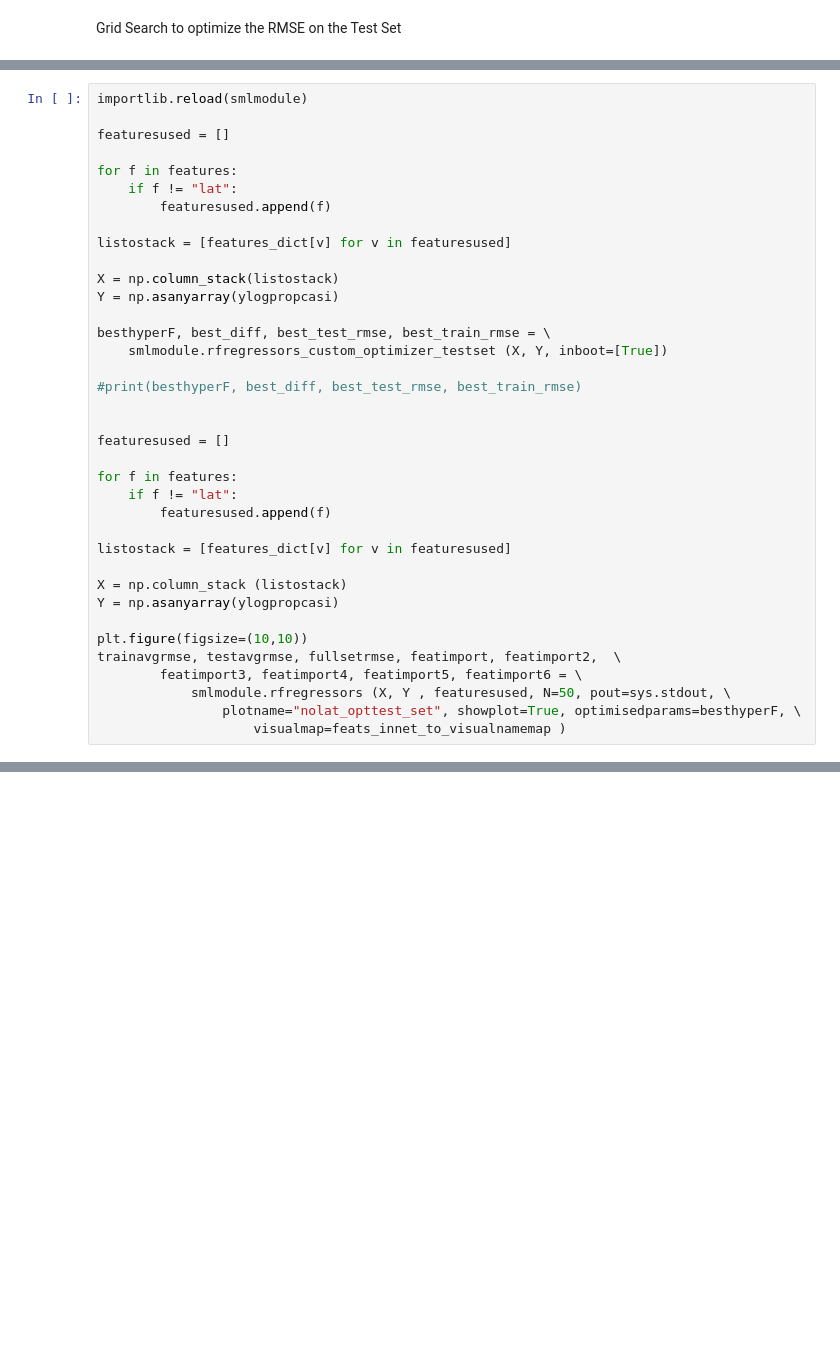
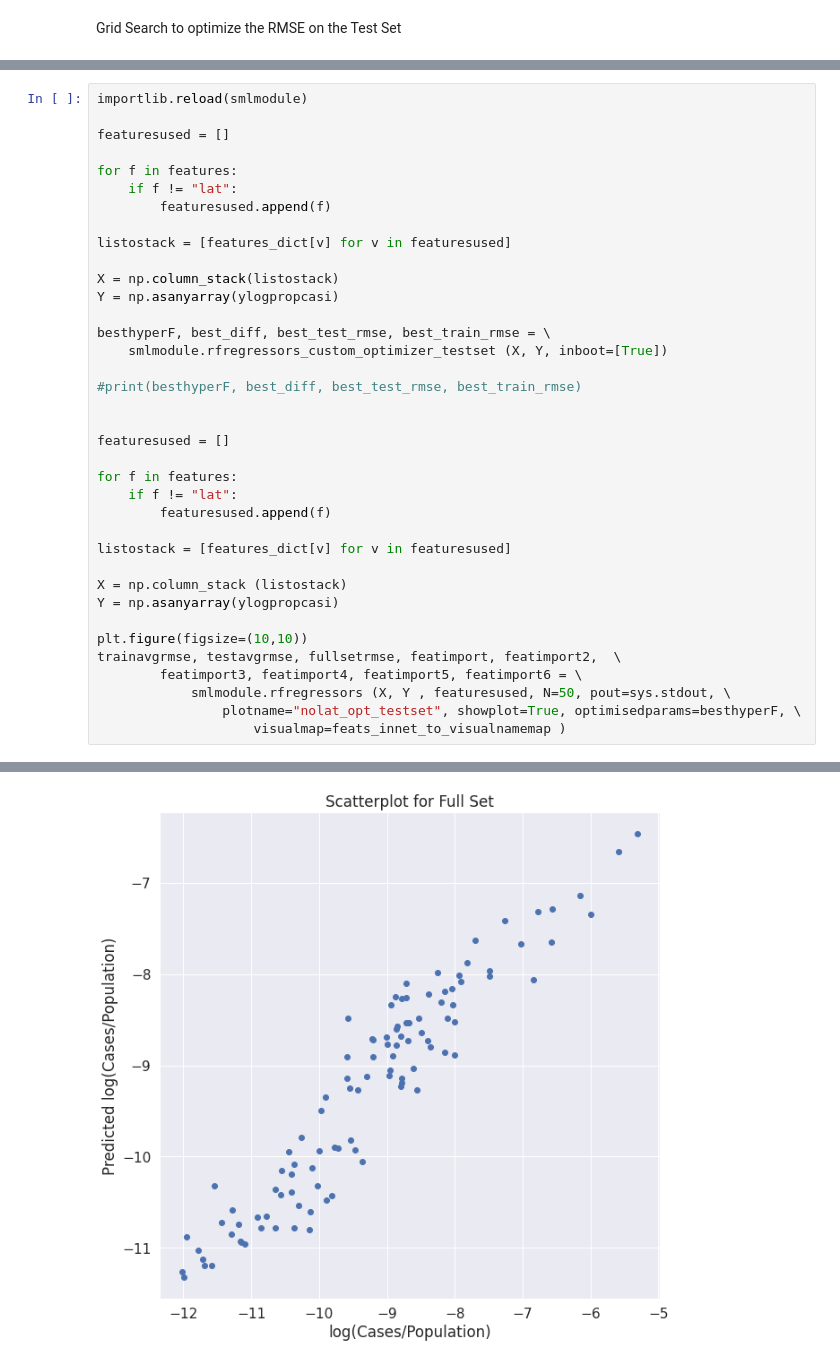
Before and after one commit to PLANET-CSN5/static_ML_analysis, a Jupyter notebook: matandmethods.ipynb, the cells around one changed output, grey strips where cells are left out. Cells and saved outputs as stored; diff of their text form; blank space fills up the shorter version.

```diff
--- a/matandmethods.ipynb
+++ b/matandmethods.ipynb
@@ -638,5 +1009,6 @@ plt.figure(figsize=(10,10))
 trainavgrmse, testavgrmse, fullsetrmse, featimport, featimport2,  \
         featimport3, featimport4, featimport5, featimport6 = \
             smlmodule.rfregressors (X, Y , featuresused, N=50, pout=sys.stdout, \
-                plotname="nolat_opttest_set", showplot=True, optimisedparams=besthyperF, \
+                plotname="nolat_opt_testset", showplot=True, optimisedparams=besthyperF, \
                     visualmap=feats_innet_to_visualnamemap )
+# %% [output]
@@ -642,0 +1032 @@ trainavgrmse, testavgrmse, fullsetrmse, featimport, featimport2,  \
+[figure, added]
```
Also changed, not shown: parts of 13 cells of this notebook, 4 other files.
